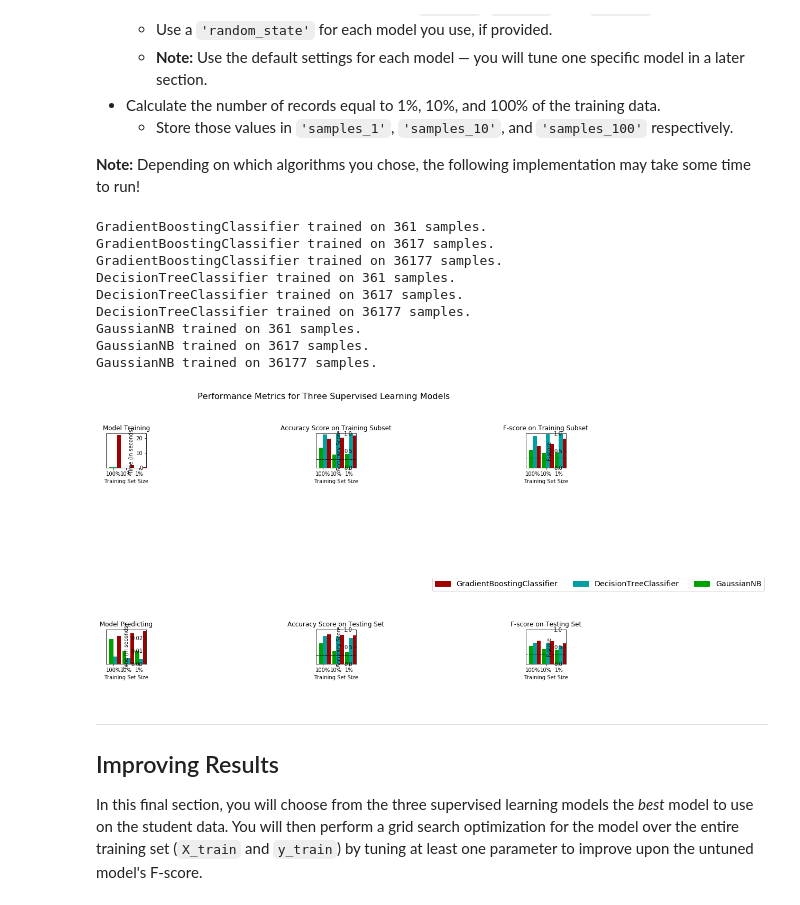
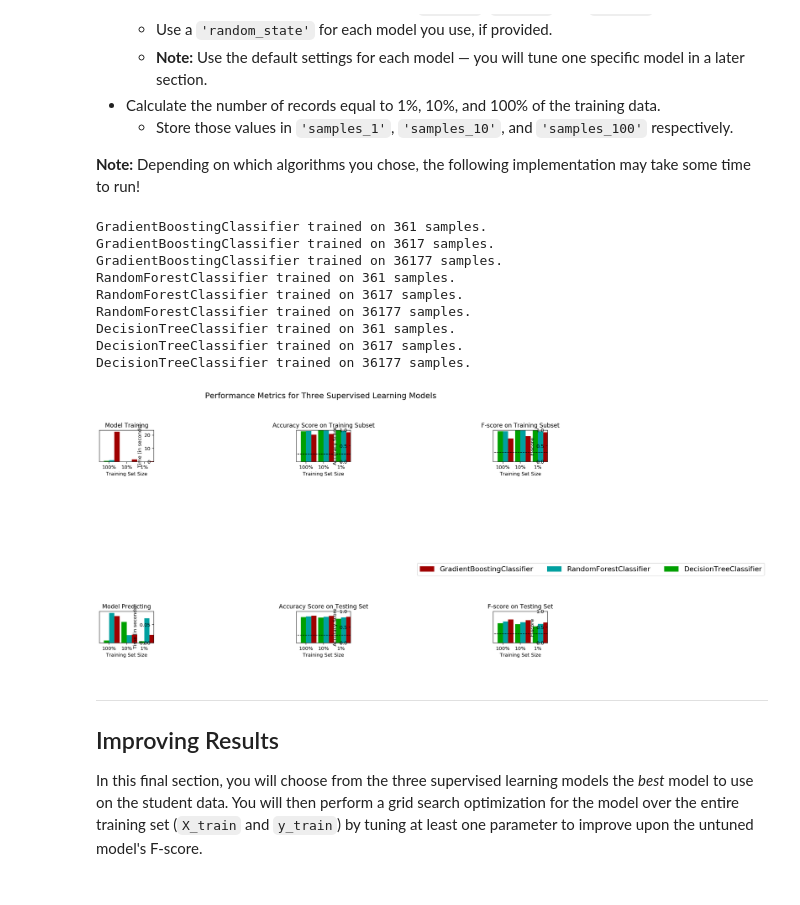
Before and after one commit to jasmark/finding_donors, a Jupyter notebook: finding_donors.ipynb, the cells around one changed output. Drawn from its saved outputs; the diff is of its cells as text; code cells hidden in the pictures.

Commit message:
First project submission.

```diff
--- a/finding_donors.ipynb
+++ b/finding_donors.ipynb
@@ -318,6 +337,8 @@ def train_predict(learner, sample_size, X_train, y_train, X_test, y_test):
     '''
 
     results = {}
+    first_n = 300
+    beta = 0.5
 
     # TODO: Fit the learner to the training data using slicing with 'sample_size' using .fit(training_features[:], training_labels[:])
     start = time() # Get start time
@@ -331,23 +352,23 @@ def train_predict(learner, sample_size, X_train, y_train, X_test, y_test):
     #       then get predictions on the first 300 training samples(X_train) using .predict()
     start = time() # Get start time
     predictions_test = learner.predict(X_test)
-    predictions_train = learner.predict(X_train[:300])
+    predictions_train = learner.predict(X_train[:first_n])
     end = time() # Get end time
 
     # TODO: Calculate the total prediction time
     results['pred_time'] = end - start
 
     # TODO: Compute accuracy on the first 300 training samples which is y_train[:300]
-    results['acc_train'] = accuracy_score(y_train[:300], predictions_train)
+    results['acc_train'] = accuracy_score(y_train[:first_n], predictions_train)
 
     # TODO: Compute accuracy on test set using accuracy_score()
     results['acc_test'] = accuracy_score(y_test, predictions_test)
 
     # TODO: Compute F-score on the the first 300 training samples using fbeta_score()
-    results['f_train'] = fbeta_score(y_train[:300], predictions_train, 1.0)
+    results['f_train'] = fbeta_score(y_train[:first_n], predictions_train, beta=beta)
 
     # TODO: Compute F-score on the test set which is y_test
-    results['f_test'] = fbeta_score(y_test, predictions_test, 1.0)
+    results['f_test'] = fbeta_score(y_test, predictions_test, beta=beta)
 
     # Success
     print("{} trained on {} samples.".format(learner.__class__.__name__, sample_size))
@@ -368,45 +389,45 @@ In the code cell, you will need to implement the following:
 # %%
 # TODO: Import the three supervised learning models from sklearn
 from sklearn.ensemble import GradientBoostingClassifier
+from sklearn.ensemble import RandomForestClassifier
 from sklearn.tree import DecisionTreeClassifier
-from sklearn.naive_bayes import GaussianNB
 
 
 # TODO: Initialize the three models
 clf_A = GradientBoostingClassifier()
-clf_B = DecisionTreeClassifier()
-clf_C = GaussianNB()
+clf_B = RandomForestClassifier()
+clf_C = DecisionTreeClassifier()
 
 # TODO: Calculate the number of samples for 1%, 10%, and 100% of the training data
 # HINT: samples_100 is the entire training set i.e. len(y_train)
 # HINT: samples_10 is 10% of samples_100 (ensure to set the count of the values to be `int` and not `float`)
 # HINT: samples_1 is 1% of samples_100 (ensure to set the count of the values to be `int` and not `float`)
 samples_100 = len(X_train)
 samples_10 = int(len(X_train) * .1)
 samples_1 = int(len(X_train) * .01)
 
 # Collect results on the learners
 results = {}
 for clf in [clf_A, clf_B, clf_C]:
     clf_name = clf.__class__.__name__
     results[clf_name] = {}
     for i, samples in enumerate([samples_1, samples_10, samples_100]):
         results[clf_name][i] = \
         train_predict(clf, samples, X_train, y_train, X_test, y_test)
 
 # Run metrics visualization for the three supervised learning models chosen
 vs.evaluate(results, accuracy, fscore)
 # %% [output]
 GradientBoostingClassifier trained on 361 samples.
 GradientBoostingClassifier trained on 3617 samples.
 GradientBoostingClassifier trained on 36177 samples.
+RandomForestClassifier trained on 361 samples.
+RandomForestClassifier trained on 3617 samples.
+RandomForestClassifier trained on 36177 samples.
 DecisionTreeClassifier trained on 361 samples.
 DecisionTreeClassifier trained on 3617 samples.
 DecisionTreeClassifier trained on 36177 samples.
-GaussianNB trained on 361 samples.
-GaussianNB trained on 3617 samples.
-GaussianNB trained on 36177 samples.
-[figure, old version]
+[figure, new version]
 # %% [markdown]
 ----
 ## Improving Results
```
Also changed, not shown: parts of 19 cells of this notebook.
